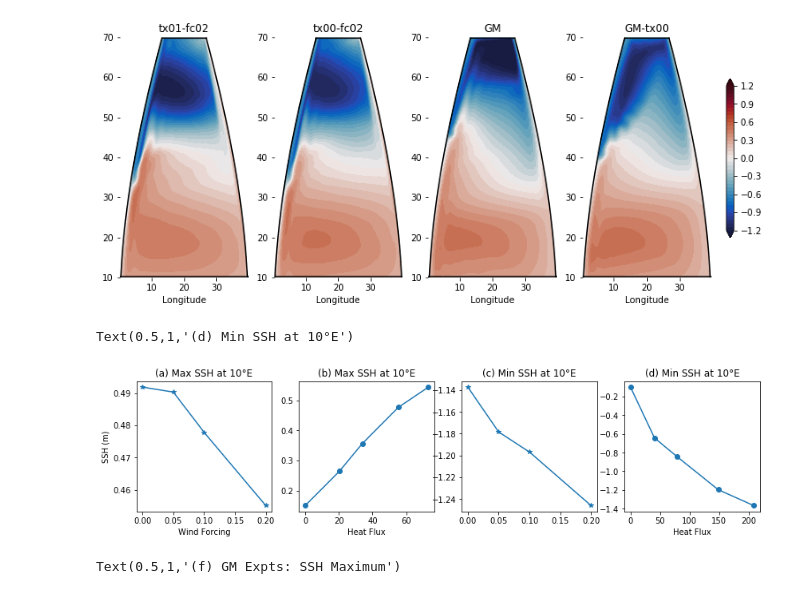
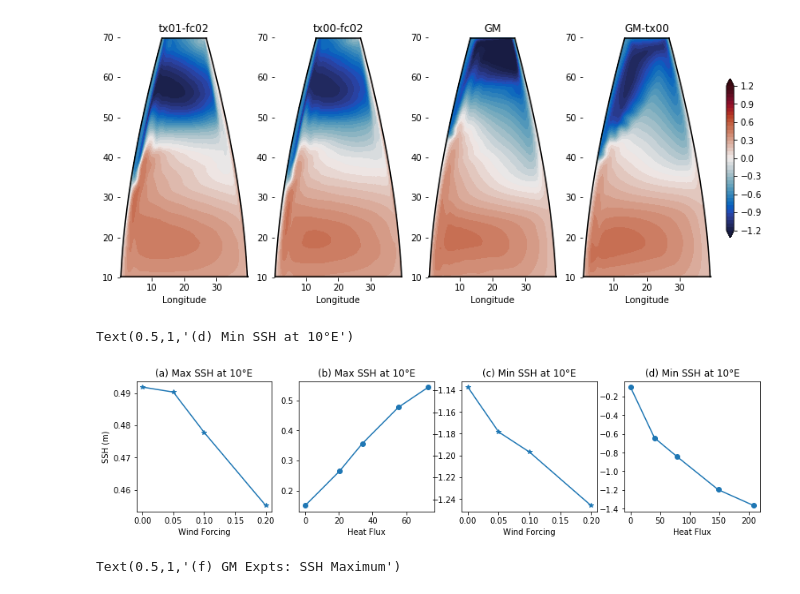
Before and after one commit to AndyHoggANU/tub-north, a Jupyter notebook: RuntimeAnalysis.ipynb, the cells around one changed output. Saved outputs shown, nothing was run; the diff lists cells and outputs as text; code cells hidden in the pictures.

```diff
--- a/RuntimeAnalysis.ipynb
+++ b/RuntimeAnalysis.ipynb
@@ -467,34 +473,35 @@ plt.title('(b) Max SSH at 10°E')
 
 # Min SSH at 10°E
 plt.subplot(143)
 SSHvec=np.array([])
 for ekey in wind_expts:
     expt = exptdict[ekey]['expt']
     FileName = processed+expt+'/'+variable+'_averaged.nc'
     SSHmax = xr.open_dataset(FileName).SSH.sel(xh=10,method='nearest').min()
     SSHvec = np.append(SSHvec,SSHmax)
 plt.plot(wind,SSHvec,'*-',label='wind')
 plt.title('(c) Min SSH at 10°E')
+plt.xlabel('Wind Forcing')
 
 
 plt.subplot(144)
 SSHvec=np.array([])
 FileName = processed+'/'+'heat_added'+'_north_avge.npy'
 HeatFluxvec = np.load(FileName)
 for ekey in buoy_expts:
     expt = exptdict[ekey]['expt']
     FileName = processed+expt+'/'+variable+'_averaged.nc'
     SSHmax = xr.open_dataset(FileName).SSH.sel(xh=10,method='nearest').min()
     SSHvec = np.append(SSHvec,SSHmax)
 plt.plot(-HeatFluxvec,SSHvec,'o-',label='buoyancy')
 
 #plt.legend()
 plt.ylabel('')
 plt.xlabel('Heat Flux')
 plt.title('(d) Min SSH at 10°E')
 # %% [output]
 Text(0.5,1,'(d) Min SSH at 10°E')
-[figure, old version]
+[figure, new version]
 # %%
 fig,ax = plt.subplots(2,3,figsize=(14,8))
 variable = 'SSH'
```
Also changed, not shown: parts of 2 cells of this notebook, 2 other files.
